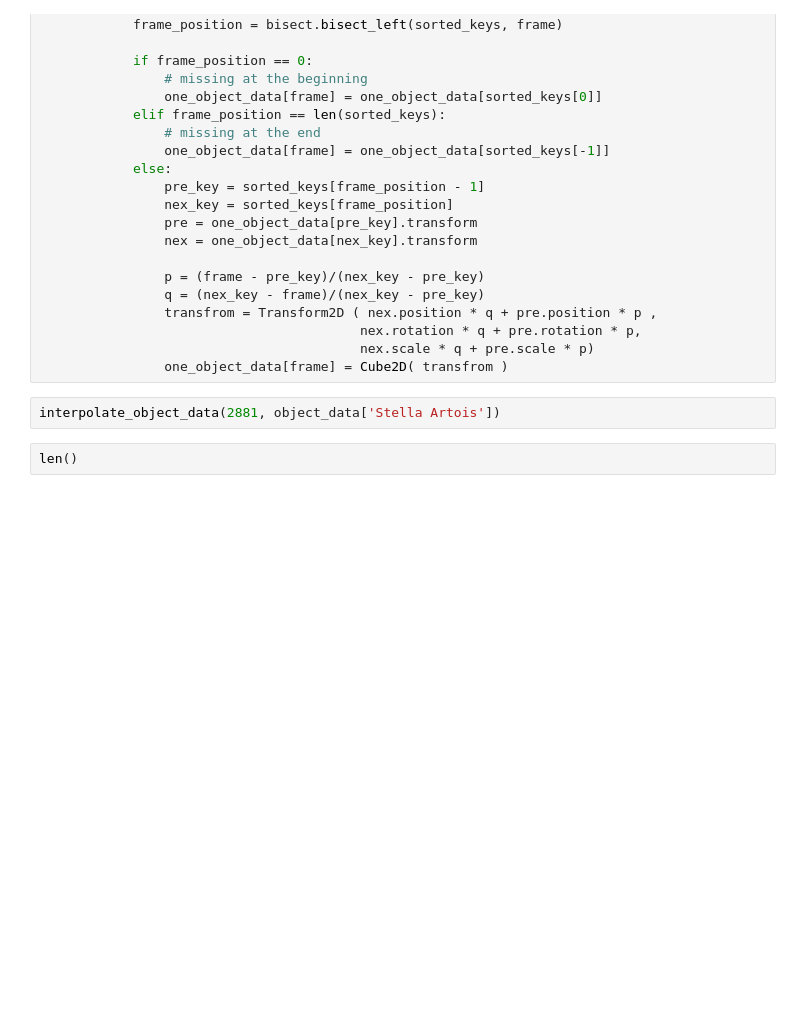
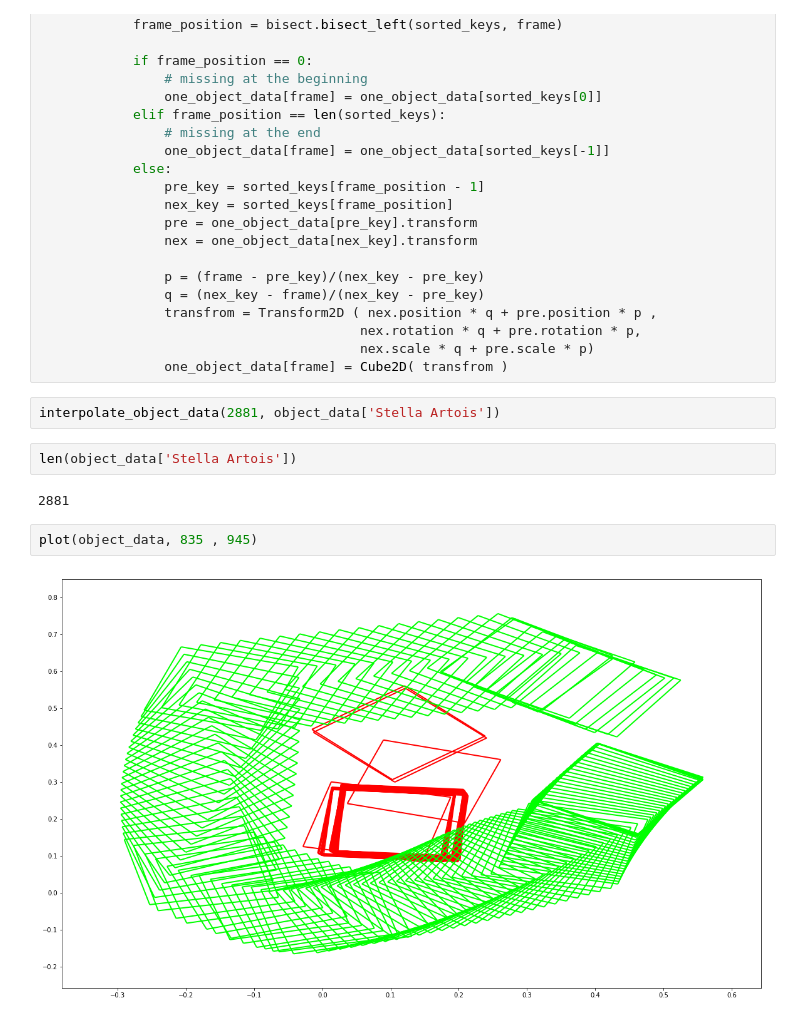
Before and after one commit to tuandnvn/learn-to-perform, a Jupyter notebook: notebooks/demo_event.ipynb, the cells around one changed output. Cells and saved outputs as stored; diff of their text form; blank space fills up the shorter version.

```diff
--- a/notebooks/demo_event.ipynb
+++ b/notebooks/demo_event.ipynb
@@ -231,5 +231,11 @@ def interpolate_object_data( session_len, one_object_data ):
                 one_object_data[frame] = Cube2D( transfrom )
 # %%
 interpolate_object_data(2881, object_data['Stella Artois'])
-# %%
-len()
+# %%
+len(object_data['Stella Artois'])
+# %% [output]
+2881
+# %%
+plot(object_data, 835 , 945)
+# %% [output]
+[figure, added]
```
Also changed, not shown: 2 other files.
